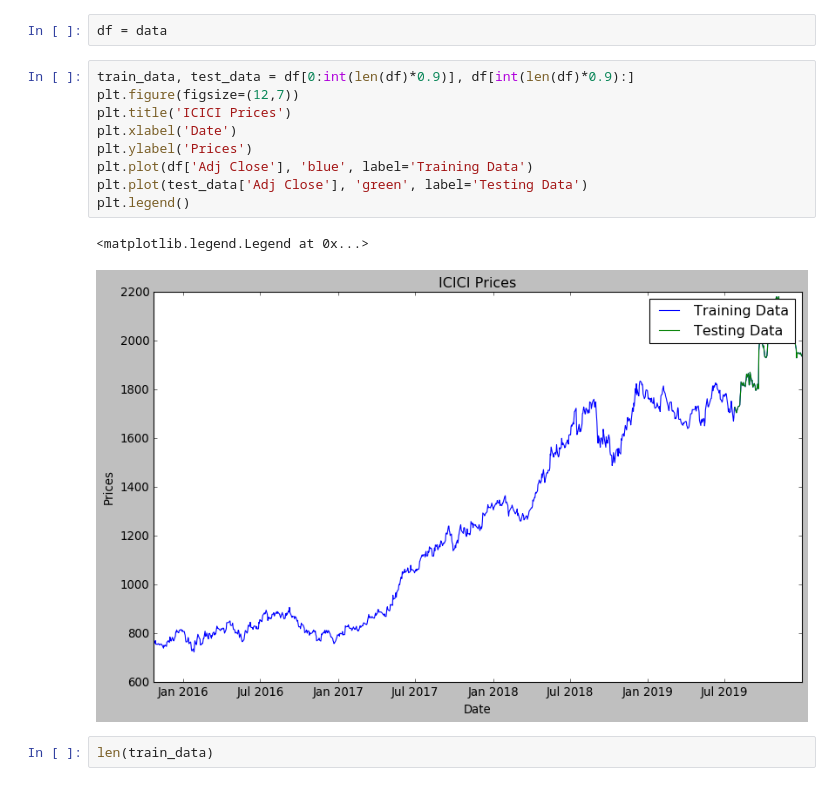
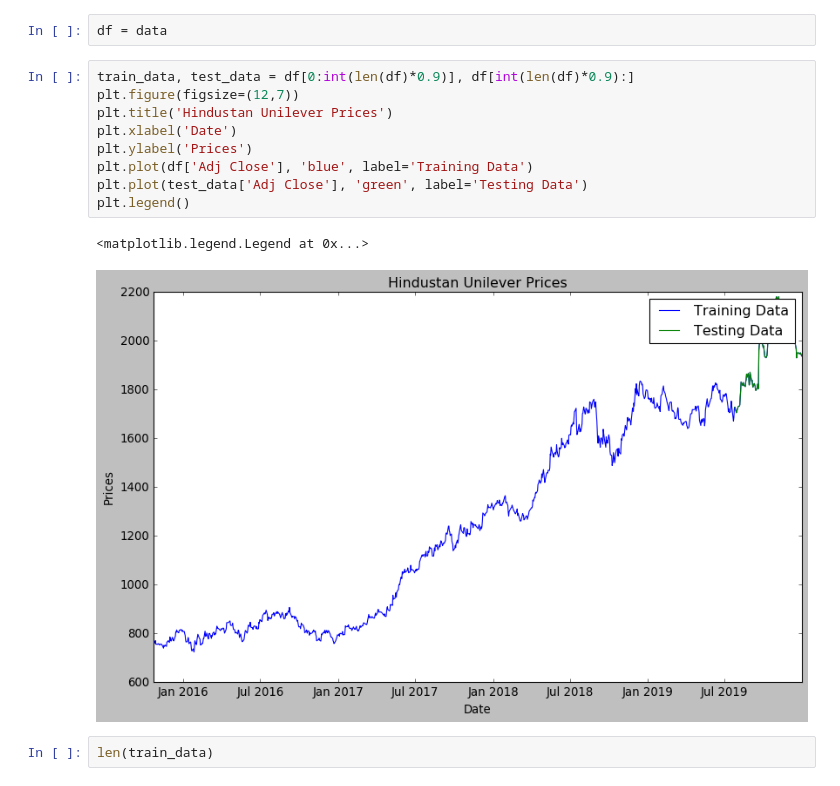
Before and after one commit to aashalkamdar/Portfolio-Optimization-and-Validation-using-Time-Series-Forecasting-and-Deep-Learning, a Jupyter notebook: ARIMA/HINDUSTAN UNILEVER - ARIMA-FINAL.ipynb, the cells around one changed output. Cells and saved outputs as stored; diff of their text form.

Commit message:
changed graph in arima of hu and lt

```diff
--- a/ARIMA/HINDUSTAN UNILEVER - ARIMA-FINAL.ipynb
+++ b/ARIMA/HINDUSTAN UNILEVER - ARIMA-FINAL.ipynb
@@ -297,15 +297,15 @@ df = data
 # %%
 train_data, test_data = df[0:int(len(df)*0.9)], df[int(len(df)*0.9):]
 plt.figure(figsize=(12,7))
-plt.title('ICICI Prices')
+plt.title('Hindustan Unilever Prices')
 plt.xlabel('Date')
 plt.ylabel('Prices')
 plt.plot(df['Adj Close'], 'blue', label='Training Data')
 plt.plot(test_data['Adj Close'], 'green', label='Testing Data')
 plt.legend()
 # %% [output]
 <matplotlib.legend.Legend at 0x...>
-[figure, old version]
+[figure, new version]
 # %%
 len(train_data)
 # %% [output]
```
